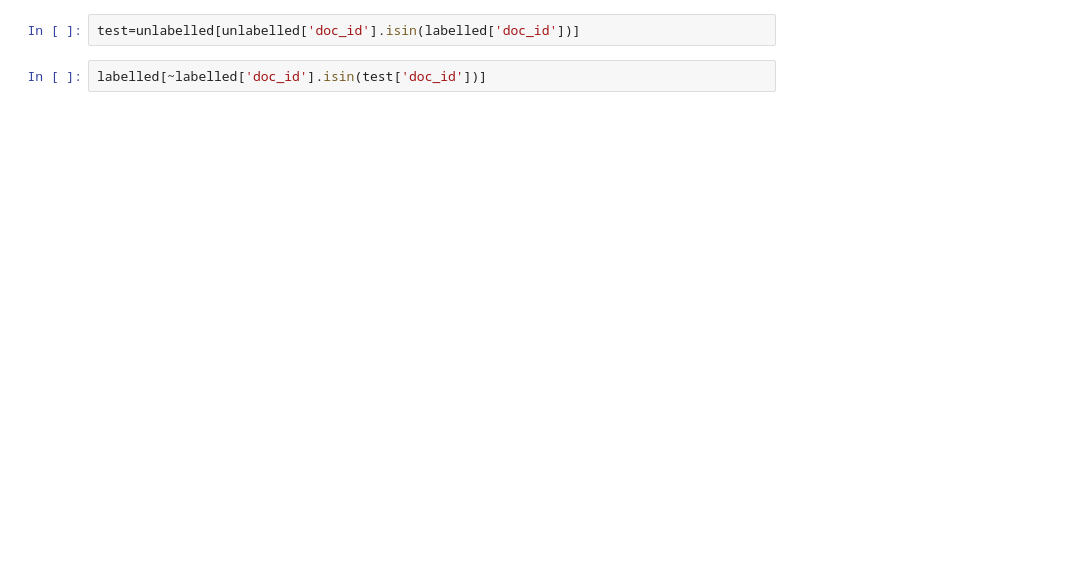
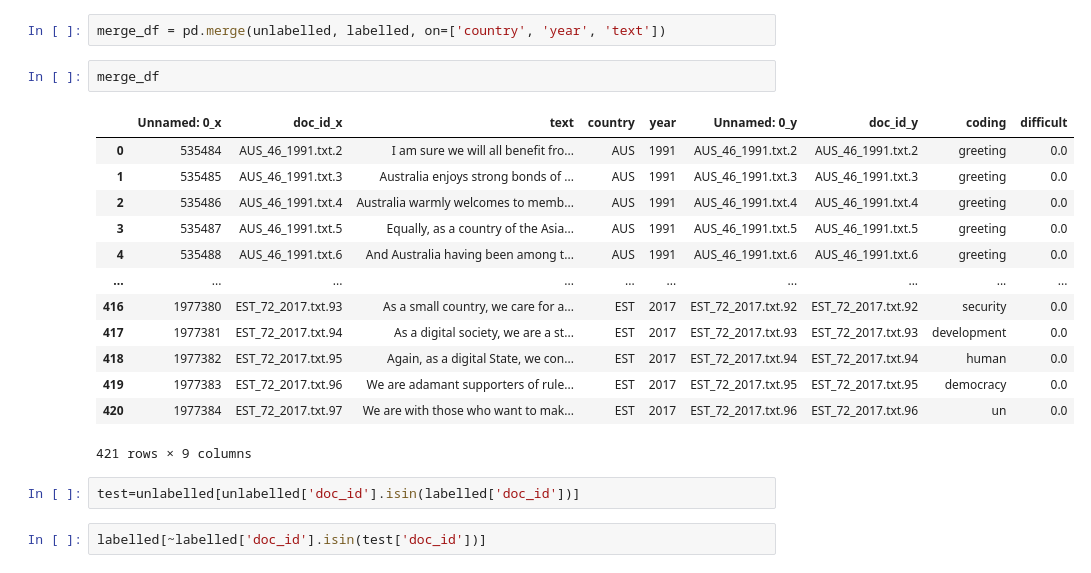
Before and after one commit to Yash2108/topic-classification, a Jupyter notebook: clean.ipynb, the cells around one changed output. Cells and saved outputs as stored; diff of their text form; blank space fills up the shorter version.

```diff
--- a/clean.ipynb
+++ b/clean.ipynb
@@ -40,3 +114,21 @@ unlabelled.isin(labelled)
+# %%
+merge_df = pd.merge(unlabelled, labelled, on=['country', 'year', 'text'])
+# %%
+merge_df
+# %% [output]
+|  | Unnamed: 0_x | doc_id_x | text | country | year | Unnamed: 0_y | doc_id_y | coding | difficult |
+| 0 | 535484 | AUS_46_1991.txt.2 | I am sure we will all benefit fro... | AUS | 1991 | AUS_46_1991.txt.2 | AUS_46_1991.txt.2 | greeting | 0.0 |
+| 1 | 535485 | AUS_46_1991.txt.3 | Australia enjoys strong bonds of ... | AUS | 1991 | AUS_46_1991.txt.3 | AUS_46_1991.txt.3 | greeting | 0.0 |
+| 2 | 535486 | AUS_46_1991.txt.4 | Australia warmly welcomes to memb... | AUS | 1991 | AUS_46_1991.txt.4 | AUS_46_1991.txt.4 | greeting | 0.0 |
+| 3 | 535487 | AUS_46_1991.txt.5 | Equally, as a country of the Asia... | AUS | 1991 | AUS_46_1991.txt.5 | AUS_46_1991.txt.5 | greeting | 0.0 |
+| 4 | 535488 | AUS_46_1991.txt.6 | And Australia having been among t... | AUS | 1991 | AUS_46_1991.txt.6 | AUS_46_1991.txt.6 | greeting | 0.0 |
+| ... | ... | ... | ... | ... | ... | ... | ... | ... | ... |
+| 416 | 1977380 | EST_72_2017.txt.93 | As a small country, we care for a... | EST | 2017 | EST_72_2017.txt.92 | EST_72_2017.txt.92 | security | 0.0 |
+| 417 | 1977381 | EST_72_2017.txt.94 | As a digital society, we are a st... | EST | 2017 | EST_72_2017.txt.93 | EST_72_2017.txt.93 | development | 0.0 |
+| 418 | 1977382 | EST_72_2017.txt.95 | Again, as a digital State, we con... | EST | 2017 | EST_72_2017.txt.94 | EST_72_2017.txt.94 | human | 0.0 |
+| 419 | 1977383 | EST_72_2017.txt.96 | We are adamant supporters of rule... | EST | 2017 | EST_72_2017.txt.95 | EST_72_2017.txt.95 | democracy | 0.0 |
+| 420 | 1977384 | EST_72_2017.txt.97 | We are with those who want to mak... | EST | 2017 | EST_72_2017.txt.96 | EST_72_2017.txt.96 | un | 0.0 |
+421 rows × 9 columns
 # %%
 test=unlabelled[unlabelled['doc_id'].isin(labelled['doc_id'])]
 # %%
```
Also changed, not shown: parts of 24 cells of this notebook.
